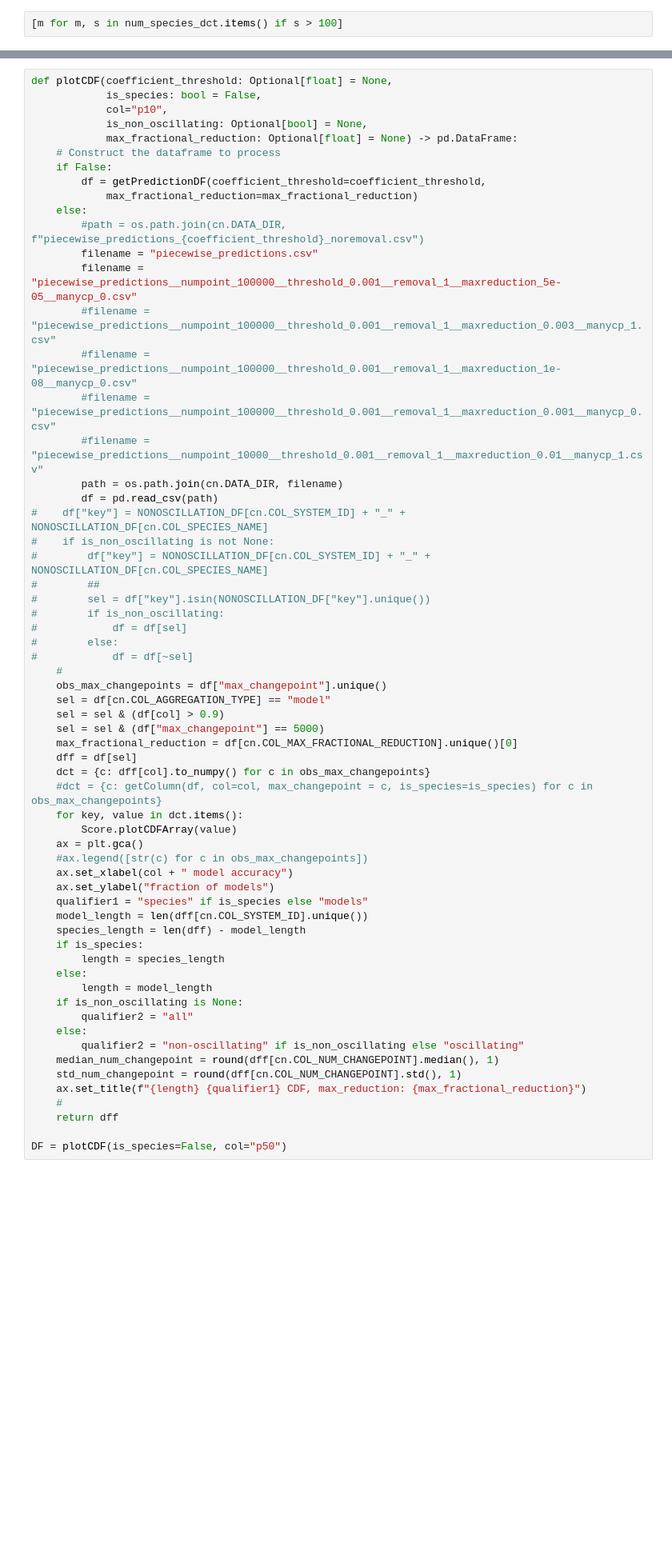
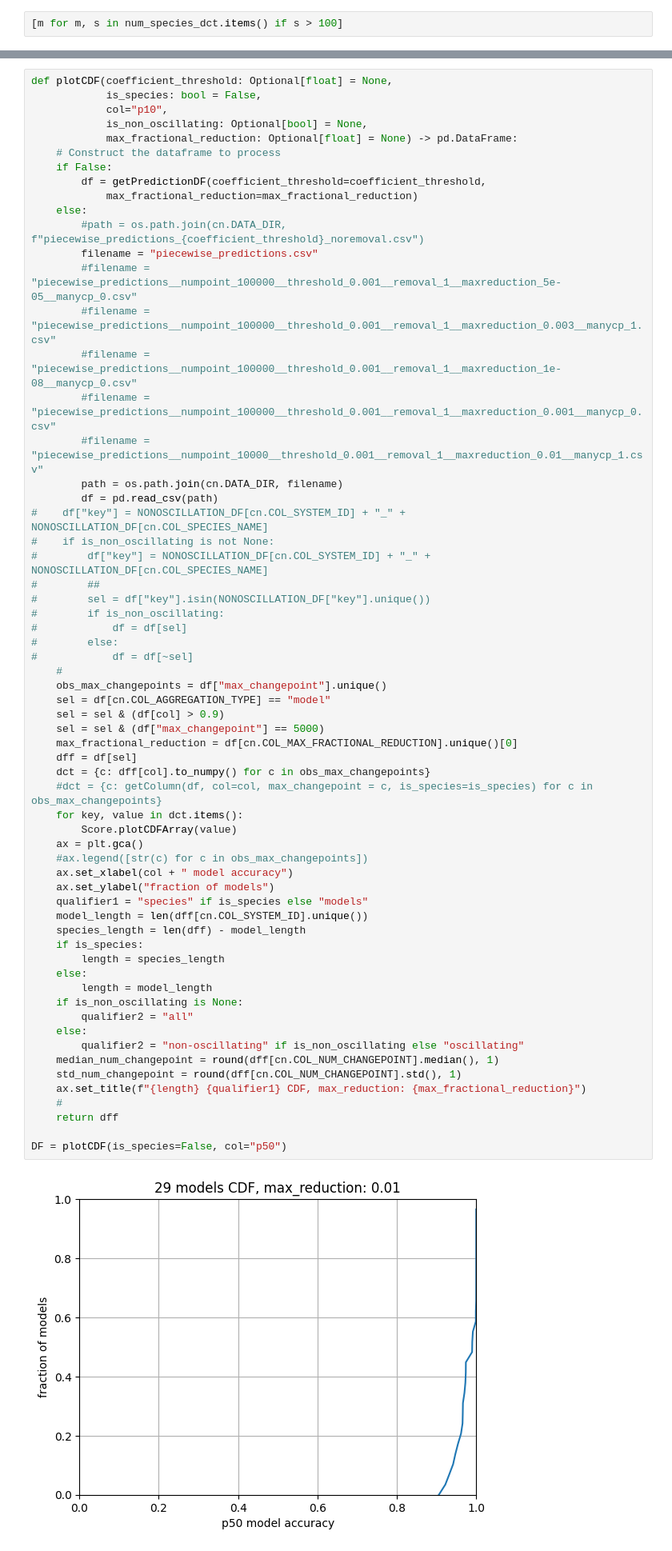
Before and after one commit to ModelEngineering/linearity_analysis, a Jupyter notebook: notebooks/piecewise_predictions.ipynb, the cells around one changed output, grey strips where cells are left out. Shown at 80% size. Saved outputs shown, nothing was run; the diff lists cells and outputs as text; blank space fills up the shorter version.

```diff
--- a/notebooks/piecewise_predictions.ipynb
+++ b/notebooks/piecewise_predictions.ipynb
@@ -192,7 +183,7 @@ def plotCDF(coefficient_threshold: Optional[float] = None,
     else:
         #path = os.path.join(cn.DATA_DIR, f"piecewise_predictions_{coefficient_threshold}_noremoval.csv")
         filename = "piecewise_predictions.csv"
-        filename = "piecewise_predictions__numpoint_100000__threshold_0.001__removal_1__maxreduction_5e-05__manycp_0.csv"
+        #filename = "piecewise_predictions__numpoint_100000__threshold_0.001__removal_1__maxreduction_5e-05__manycp_0.csv"
         #filename = "piecewise_predictions__numpoint_100000__threshold_0.001__removal_1__maxreduction_0.003__manycp_1.csv"
         #filename = "piecewise_predictions__numpoint_100000__threshold_0.001__removal_1__maxreduction_1e-08__manycp_0.csv"
         #filename = "piecewise_predictions__numpoint_100000__threshold_0.001__removal_1__maxreduction_0.001__manycp_0.csv"
@@ -214,33 +205,35 @@ def plotCDF(coefficient_threshold: Optional[float] = None,
     sel = sel & (df[col] > 0.9)
     sel = sel & (df["max_changepoint"] == 5000)
     max_fractional_reduction = df[cn.COL_MAX_FRACTIONAL_REDUCTION].unique()[0]
     dff = df[sel]
     dct = {c: dff[col].to_numpy() for c in obs_max_changepoints}
     #dct = {c: getColumn(df, col=col, max_changepoint = c, is_species=is_species) for c in obs_max_changepoints}
     for key, value in dct.items():
         Score.plotCDFArray(value)
     ax = plt.gca()
     #ax.legend([str(c) for c in obs_max_changepoints])
     ax.set_xlabel(col + " model accuracy")
     ax.set_ylabel("fraction of models")
     qualifier1 = "species" if is_species else "models"
     model_length = len(dff[cn.COL_SYSTEM_ID].unique())
     species_length = len(dff) - model_length
     if is_species:
         length = species_length
     else:
         length = model_length
     if is_non_oscillating is None:
         qualifier2 = "all"
     else:
         qualifier2 = "non-oscillating" if is_non_oscillating else "oscillating"
     median_num_changepoint = round(dff[cn.COL_NUM_CHANGEPOINT].median(), 1)
     std_num_changepoint = round(dff[cn.COL_NUM_CHANGEPOINT].std(), 1)
     ax.set_title(f"{length} {qualifier1} CDF, max_reduction: {max_fractional_reduction}")
     #
     return dff
 
 DF = plotCDF(is_species=False, col="p50")
+# %% [output]
+[figure, added]
 # %%
 col = "p50"
 max_changepoint = 5000
```
Also changed, not shown: parts of 4 cells of this notebook, 2 other files.
